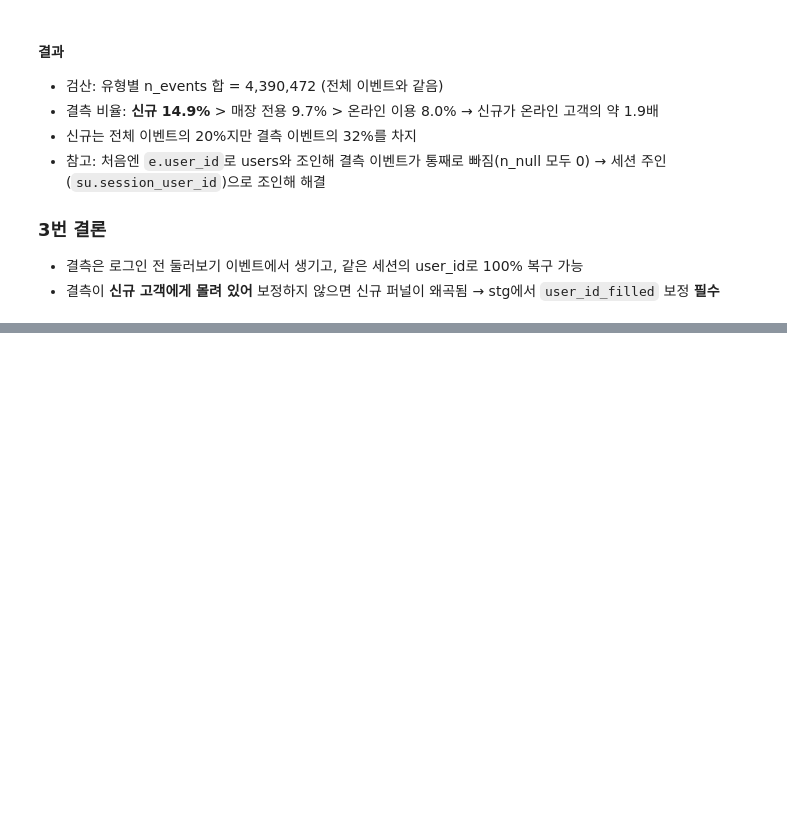
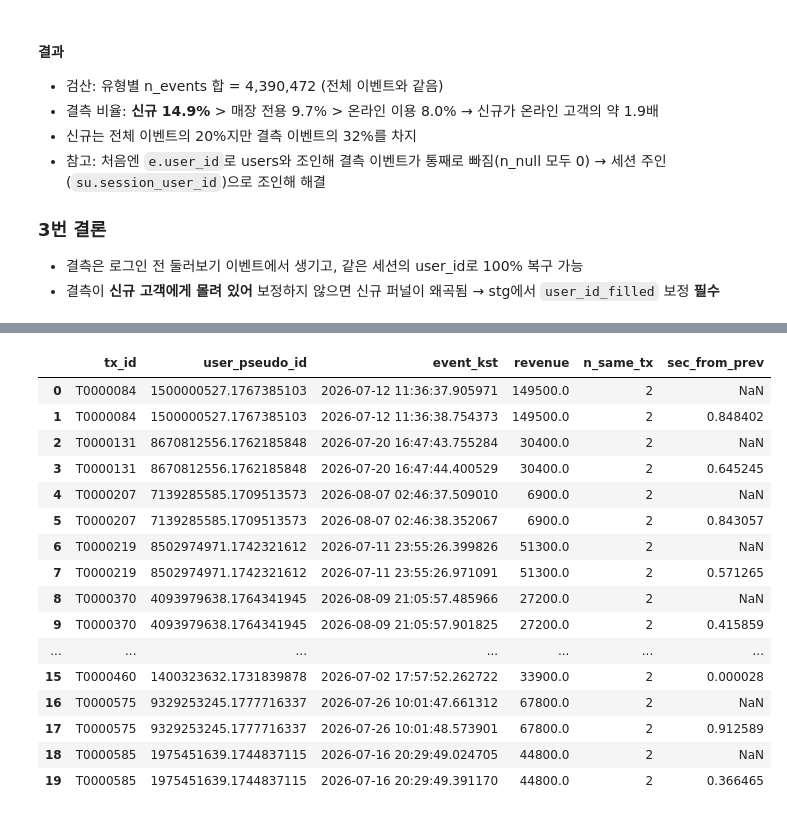
Before and after one commit to YURI0822/beauty-checkout-ab-test, a Jupyter notebook: notebooks/02_quality_check.ipynb, the cells around one changed output, grey strips where cells are left out. Saved outputs shown, nothing was run; the diff lists cells and outputs as text; code cells hidden in the pictures; blank space fills up the shorter version.

```diff
--- a/notebooks/02_quality_check.ipynb
+++ b/notebooks/02_quality_check.ipynb
@@ -489,0 +556,49 @@ order by null_rate desc
+# %%
+# 4-3) 중복된 구매 이벤트 직접 보기: 어떻게 생긴 중복인지
+query("""
+with p as (
+  select
+    ecommerce.transaction_id                                          as ev_order_id
+    ,user_pseudo_id
+    ,datetime(timestamp_micros(event_timestamp), 'Asia/Seoul')        as event_kst
+    ,event_timestamp
+    ,ecommerce.purchase_revenue                                       as revenue
+    ,count(*) over (partition by ecommerce.transaction_id)            as n_same_tx  # 같은 주문번호가 몇번 찍혔는지
+    from raw.events
+   where 1=1
+     and event_name = 'purchase'
+)
+select
+  ev_order_id
+  ,user_pseudo_id
+  ,event_kst
+  ,revenue
+  ,n_same_tx
+  ,(event_timestamp - LAG(event_timestamp) over (partition by ev_order_id order by event_timestamp)) / 1e6 as sec_from_prev
+  from p
+where n_same_tx > 1
+order by ev_order_id, event_timestamp
+limit 20;
+""")
+
+# 결과 읽는 법
+# - 같은 기기, 같은 금액, 몇 초 차이 → 앱이 같은 이벤트를 두 번 보낸 "전송 중복" → 첫 번째만 남기면 됨
+# - 금액이나 시각이 크게 다르면 → 다른 원인이므로 다시 확인
+# %% [output]
+|  | tx_id | user_pseudo_id | event_kst | revenue | n_same_tx | sec_from_prev |
+| 0 | T0000084 | 1500000527.1767385103 | 2026-07-12 11:36:37.905971 | 149500.0 | 2 | NaN |
+| 1 | T0000084 | 1500000527.1767385103 | 2026-07-12 11:36:38.754373 | 149500.0 | 2 | 0.848402 |
+| 2 | T0000131 | 8670812556.1762185848 | 2026-07-20 16:47:43.755284 | 30400.0 | 2 | NaN |
+| 3 | T0000131 | 8670812556.1762185848 | 2026-07-20 16:47:44.400529 | 30400.0 | 2 | 0.645245 |
+| 4 | T0000207 | 7139285585.1709513573 | 2026-08-07 02:46:37.509010 | 6900.0 | 2 | NaN |
+| 5 | T0000207 | 7139285585.1709513573 | 2026-08-07 02:46:38.352067 | 6900.0 | 2 | 0.843057 |
+| 6 | T0000219 | 8502974971.1742321612 | 2026-07-11 23:55:26.399826 | 51300.0 | 2 | NaN |
+| 7 | T0000219 | 8502974971.1742321612 | 2026-07-11 23:55:26.971091 | 51300.0 | 2 | 0.571265 |
+| 8 | T0000370 | 4093979638.1764341945 | 2026-08-09 21:05:57.485966 | 27200.0 | 2 | NaN |
+| 9 | T0000370 | 4093979638.1764341945 | 2026-08-09 21:05:57.901825 | 27200.0 | 2 | 0.415859 |
+| ... | ... | ... | ... | ... | ... | ... |
+| 15 | T0000460 | 1400323632.1731839878 | 2026-07-02 17:57:52.262722 | 33900.0 | 2 | 0.000028 |
+| 16 | T0000575 | 9329253245.1777716337 | 2026-07-26 10:01:47.661312 | 67800.0 | 2 | NaN |
+| 17 | T0000575 | 9329253245.1777716337 | 2026-07-26 10:01:48.573901 | 67800.0 | 2 | 0.912589 |
+| 18 | T0000585 | 1975451639.1744837115 | 2026-07-16 20:29:49.024705 | 44800.0 | 2 | NaN |
+| 19 | T0000585 | 1975451639.1744837115 | 2026-07-16 20:29:49.391170 | 44800.0 | 2 | 0.366465 |
```
Also changed, not shown: parts of 11 cells of this notebook.
